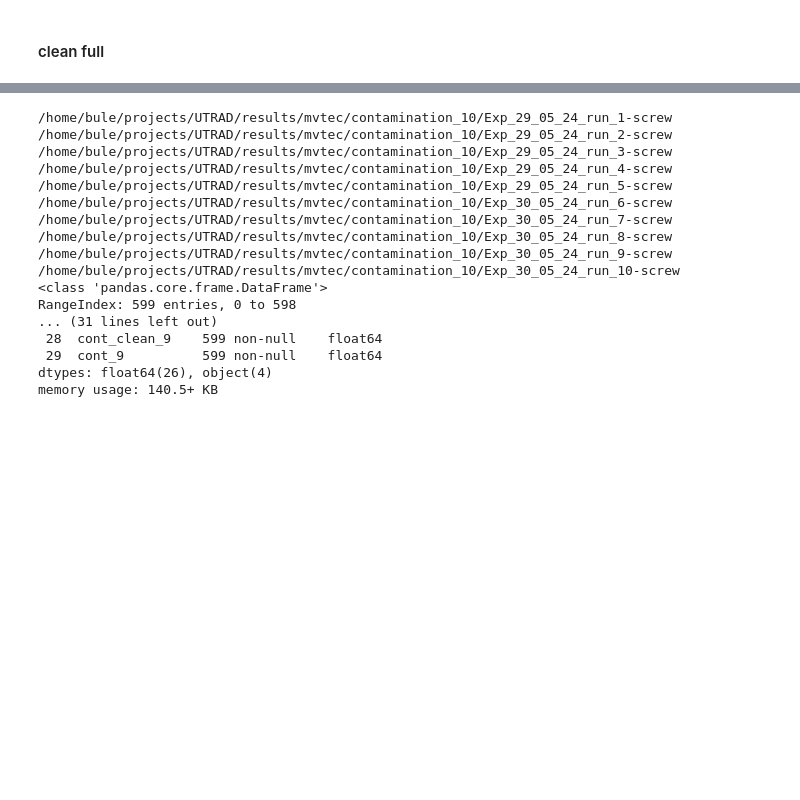
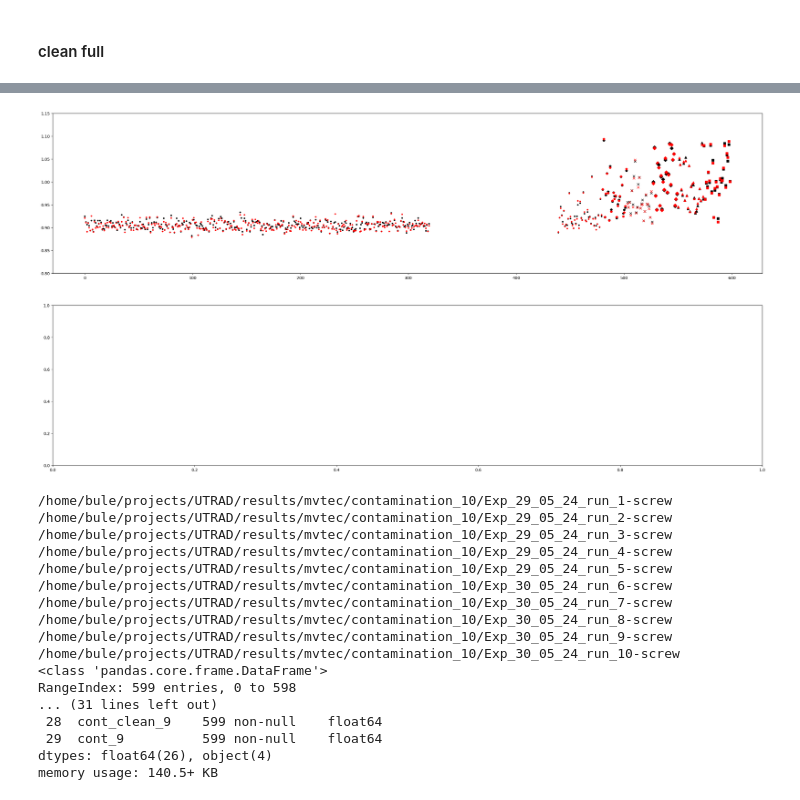
Before and after one commit to buehlpa/UTRAD, a Jupyter notebook: dev_screwruns_cont.ipynb, the cells around one changed output, grey strips where cells are left out. Drawn from its saved outputs; the diff is of its cells as text; code cells hidden in the pictures; blank space fills up the shorter version.

```diff
--- a/dev_screwruns_cont.ipynb
+++ b/dev_screwruns_cont.ipynb
@@ -127,3 +164,17 @@ plt.show()
+# %%
+df['mean']=df[['clean_1', 'clean_2', 'clean_3', 'clean_4', 'clean_5', 'clean_6']].mean(axis=1)
+# %%
+df['median']=df[['clean_1', 'clean_2', 'clean_3', 'clean_4', 'clean_5', 'clean_6']].median(axis=1)
+# %%
+# Creating subplots
+fig, (ax1, ax2) = plt.subplots(2, 1, figsize=(32, 16))
+ax1.set_ylim(0.8, 1.15)
+# First subplot: Plotting data points
+for i in range(len(df)):
+    ax1.plot(df.index[i], df['mean'][i],   marker=df['markers'][i],color='black')
+    ax1.plot(df.index[i], df['median'][i],   marker=df['markers'][i],color='red')
+# %% [output]
+[figure, added]
 # %%
 filepaths_cont=['/home/bule/projects/UTRAD/results/mvtec/contamination_10/Exp_29_05_24_run_1-screw',
            '/home/bule/projects/UTRAD/results/mvtec/contamination_10/Exp_29_05_24_run_2-screw',
```
Also changed, not shown: parts of 6 cells of this notebook, 3 other files.
